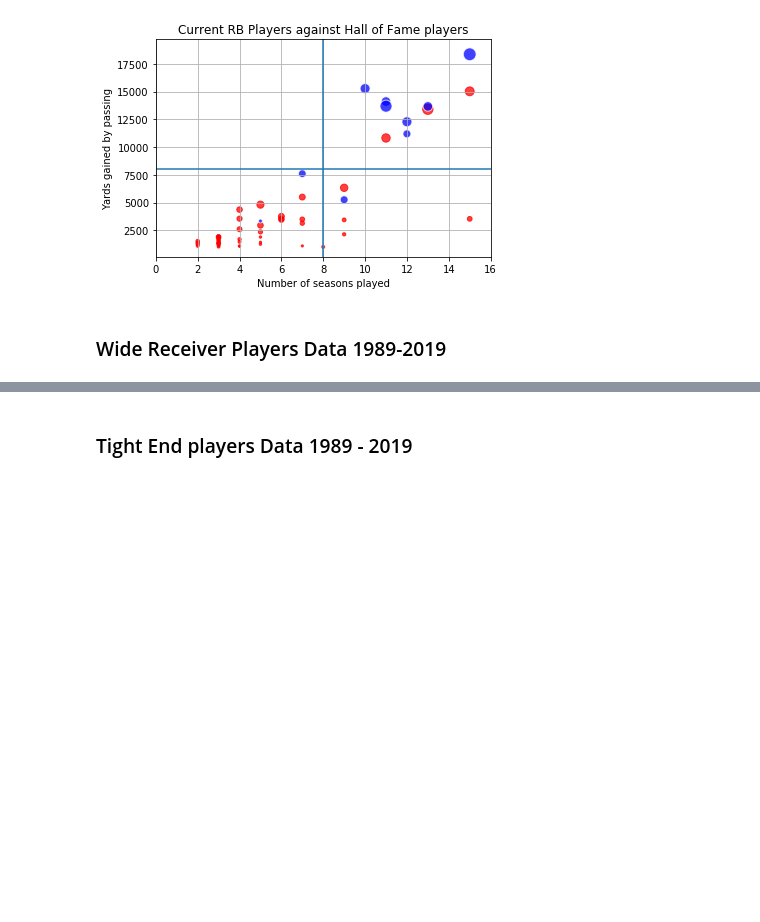
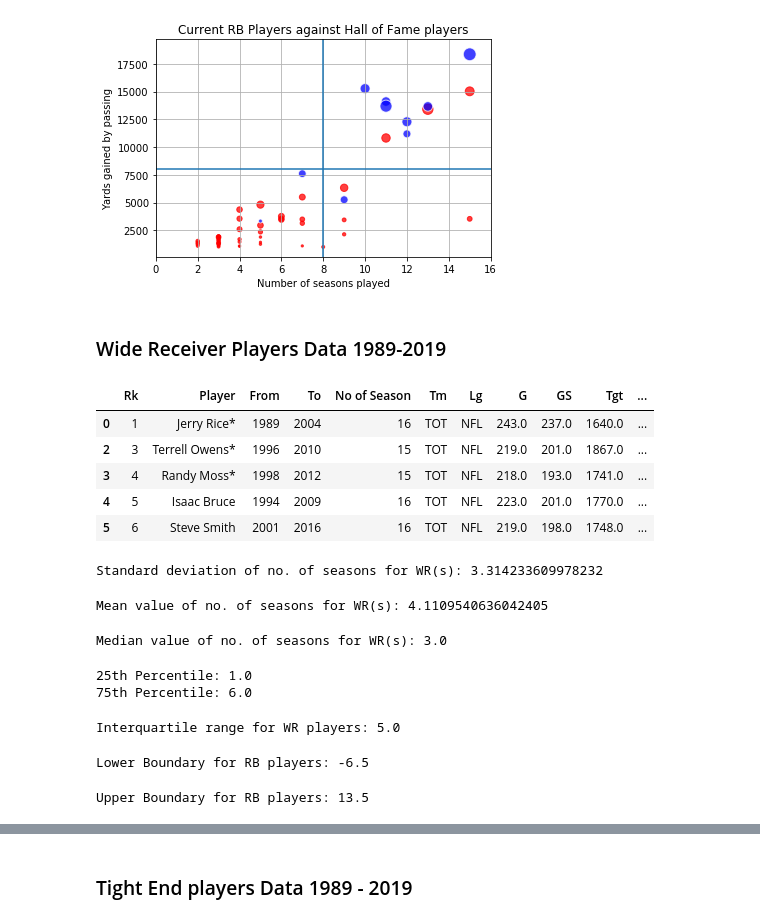
Before and after one commit to ankitapatel9/NFL-project, a Jupyter notebook: nfl-player-data.ipynb, the cells around one changed output, grey strips where cells are left out. Cells and saved outputs as stored; diff of their text form; code cells hidden in the pictures; blank space fills up the shorter version.

```diff
--- a/nfl-player-data.ipynb
+++ b/nfl-player-data.ipynb
@@ -292,37 +292,66 @@ wide_receiver_data_df = pd.read_csv(nfl_wr_file)
 wide_receiver_data_df.head()
 # %%
 #  dropping currunt players from dataframe column
-filtered_wr_column =wide_receiver_data_df[wide_receiver_data_df['To']!=2019]
-filtered_wr_column.head()
+retired_wr =wide_receiver_data_df[wide_receiver_data_df['To']!=2019]
+retired_wr.head()
+# %% [output]
+|  | Rk | Player | From | To | No of Season | Tm | Lg | G | GS | Tgt | ... |
+| 0 | 1 | Jerry Rice* | 1989 | 2004 | 16 | TOT | NFL | 243.0 | 237.0 | 1640.0 | ... |
+| 2 | 3 | Terrell Owens* | 1996 | 2010 | 15 | TOT | NFL | 219.0 | 201.0 | 1867.0 | ... |
+| 3 | 4 | Randy Moss* | 1998 | 2012 | 15 | TOT | NFL | 218.0 | 193.0 | 1741.0 | ... |
+| 4 | 5 | Isaac Bruce | 1994 | 2009 | 16 | TOT | NFL | 223.0 | 201.0 | 1770.0 | ... |
+| 5 | 6 | Steve Smith | 2001 | 2016 | 16 | TOT | NFL | 219.0 | 198.0 | 1748.0 | ... |
 # %%
 # finding staderd deviation of wide receiver players
-std_wb_value = filtered_wr_column['No of Season'].std()
-std_wb_value
+std_wr_value = retired_wr['No of Season'].std()
+std_wr_value
+
+print(f'Standard deviation of no. of seasons for WR(s): {std_wr_value}')
+# %% [output]
+Standard deviation of no. of seasons for WR(s): 3.314233609978232
 # %%
 # finding mean of wide receiver players
-mean_wb_value = filtered_wr_column['No of Season'].mean()
-mean_wb_value
+mean_wr_value = retired_wr['No of Season'].mean()
+
+print(f'Mean value of no. of seasons for WR(s): {mean_wr_value}')
+# %% [output]
+Mean value of no. of seasons for WR(s): 4.1109540636042405
 # %%
 # finding median of wide receiver players
-median_wb_value = filtered_wr_column['No of Season'].median()
-median_wb_value
+median_wr_value = retired_wr['No of Season'].median()
+
+print(f'Median value of no. of seasons for WR(s): {median_wr_value}')
+# %% [output]
+Median value of no. of seasons for WR(s): 3.0
 # %%
 # Use numpy to create quartiles
-wr_q1 = np.percentile(filtered_wr_column['No of Season'], 25)
-wr_q3 = np.percentile(filtered_wr_column['No of Season'],75)
-print(f"Q1 is {wr_q1}")
-print(f"Q3 is {wr_q3}")
+wr_q1 = np.percentile(retired_wr['No of Season'], 25)
+wr_q3 = np.percentile(retired_wr['No of Season'],75)
+
+print(f"25th Percentile: {wr_q1}")
+print(f"75th Percentile: {wr_q3}")
+# %% [output]
+25th Percentile: 1.0
+75th Percentile: 6.0
 # %%
 # Calculate the interquartile range
 wr_iqr = (wr_q3 - wr_q1)
-print("interquartile range:", wr_iqr)
+print(f"Interquartile range for WR players: {wr_iqr}")
+# %% [output]
+Interquartile range for WR players: 5.0
 # %%
 # Find lower boundary
 wr_lower_boundary = wr_q1 - (1.5 * wr_iqr)
-wr_lower_boundary
+
+print(f"Lower Boundary for RB players: {wr_lower_boundary}")
+# %% [output]
+Lower Boundary for RB players: -6.5
 # %%
 # Find upper boundary
 wr_upper_boundary = wr_q3 + (1.5 * wr_iqr)
-wr_upper_boundary
+
+print(f"Upper Boundary for RB players: {wr_upper_boundary}")
+# %% [output]
+Upper Boundary for RB players: 13.5
 # %%
 # Check for any upper outliers
```
Also changed, not shown: parts of 6 cells of this notebook.
